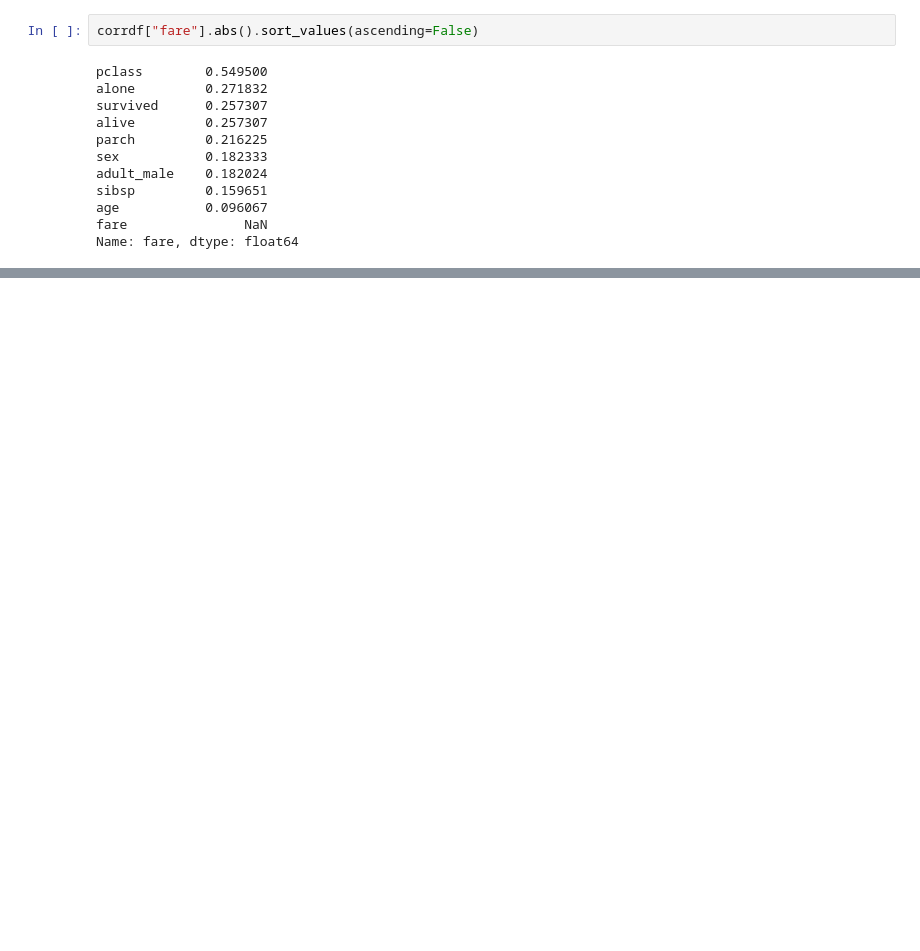
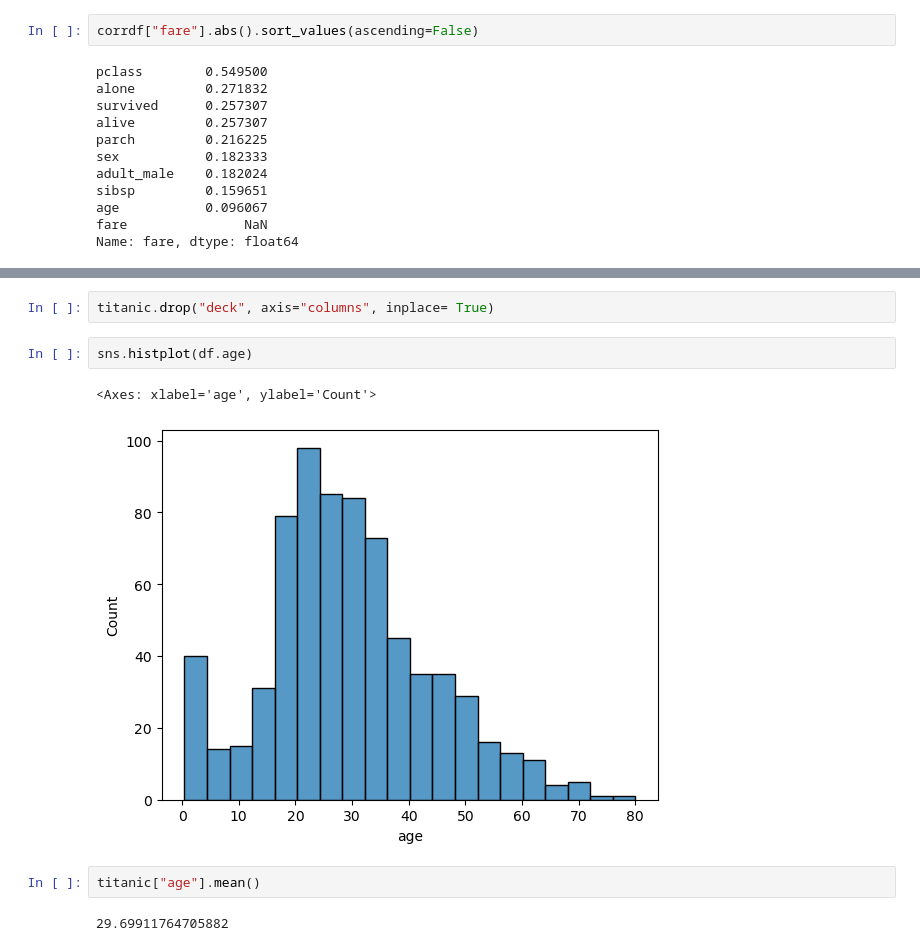
Before and after one commit to rasool-ahad/titanic, a Jupyter notebook: titanic.ipynb, the cells around one changed output, grey strips where cells are left out. Saved outputs shown, nothing was run; the diff lists cells and outputs as text; blank space fills up the shorter version.

```diff
--- a/titanic.ipynb
+++ b/titanic.ipynb
@@ -380,0 +452,11 @@ Name: fare, dtype: float64
+# %%
+titanic.drop("deck", axis="columns", inplace= True)
+# %%
+sns.histplot(df.age)
+# %% [output]
+<Axes: xlabel='age', ylabel='Count'>
+[figure, added]
+# %%
+titanic["age"].mean()
+# %% [output]
+29.69911764705882
```
Also changed, not shown: parts of 18 cells of this notebook.
